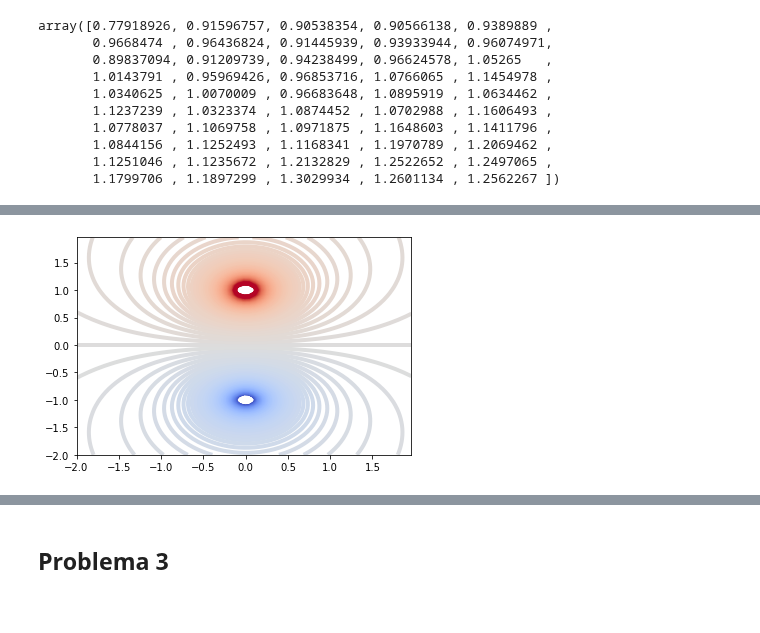
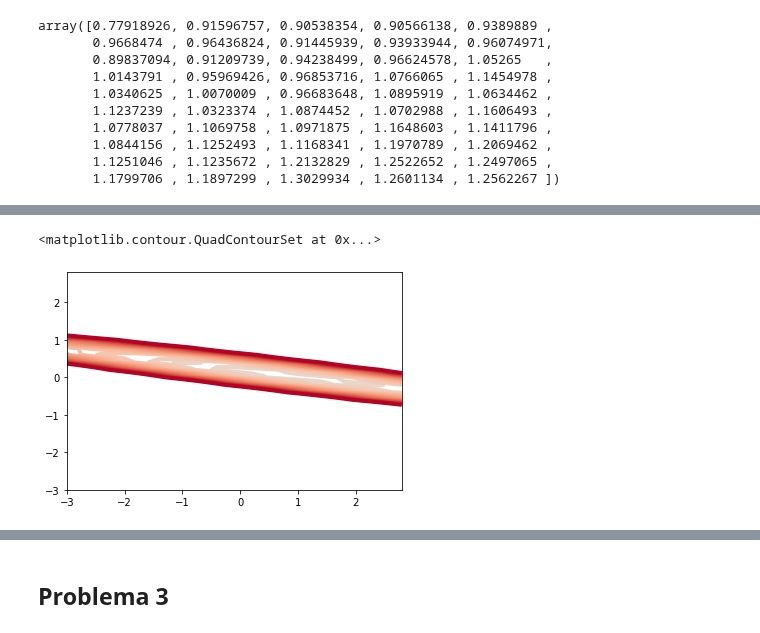
Before and after one commit to Skalas/Matematicas-Computacionales-fall2021, a Jupyter notebook: alumnos/DaraMeneses/Tareas/tarea1-DaraMeneses.ipynb, the cells around one changed output, grey strips where cells are left out. Cells and saved outputs as stored; diff of their text form; code cells hidden in the pictures.

```diff
--- a/alumnos/DaraMeneses/Tareas/tarea1-DaraMeneses.ipynb
+++ b/alumnos/DaraMeneses/Tareas/tarea1-DaraMeneses.ipynb
@@ -209,11 +226,19 @@ plt.scatter(altura, edad)
+# %%
+# Mostrando los valores correspondientes a la suma
+def sumaJ(beta1,beta2):
+    valoresJ=0
+    for i in range(len(altura)):
+        valoresJ = valoresJ + (altura[i]-beta1-beta2*edad[i])**2/(2*50)
+    return valoresJ
 # %%
+#Gráfica 3D
 fig = plt.figure()
 ax = fig.add_subplot(1, 1, 1, projection='3d')
-X = np.arange(-5, 5, 0.25)
-Y = np.arange(-5, 5, 0.25)
+beta1 = np.arange(-3, 3, 0.20)
+beta2 = np.arange(-3, 3, 0.20)
 
-altura, edad = np.meshgrid(altura, edad)
-surf = ax.plot_surface(altura, edad, Z, rstride=1, cstride=1, cmap=cm.jet,
+X, Y = np.meshgrid(beta1, beta2)
+Z = sumaJ(X,Y)
+ax.plot_surface(X,Y,Z, rstride=1, cstride=1, cmap=cm.jet,
         linewidth=0, antialiased=False)
-ax.set_zlim3d(-1.01, 1.01);
 # %% [output]
@@ -253,6 +247,7 @@ plt.savefig("Dipole.png")
 # %%
-# Representa gráficos 3D pero en contornos...
-levels = np.arange(-8, 8,0.1 )
-plt.contour(x,y,V,levels ,linewidths=4,cmap=cm.coolwarm);
+#Gráfica de contorno
+levels = np.arange(-3, 3,0.20 )
+plt.contour(beta1,beta2,Z,levels, linewidths=4,cmap=cm.coolwarm)
 # %% [output]
+<matplotlib.contour.QuadContourSet at 0x...>
-[figure, old version]
+[figure, new version]
```
Also changed, not shown: parts of 20 cells of this notebook, 1 other file.
